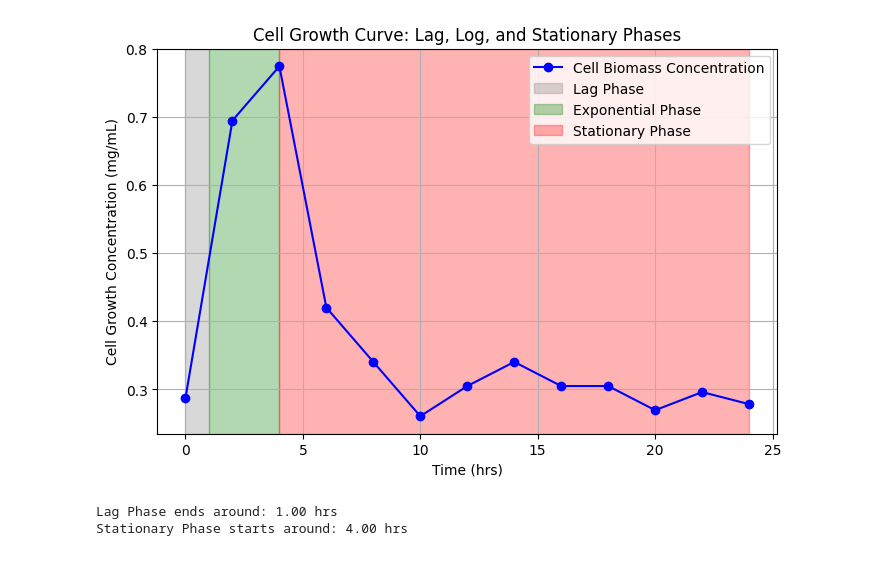
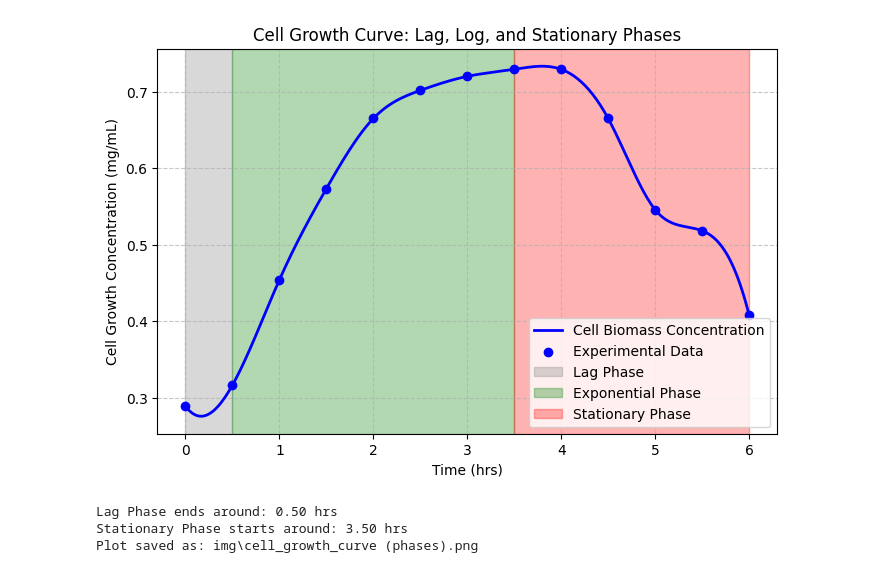
Before and after one commit to Xanderflux/BioKinetica, a Jupyter notebook: index.ipynb, the cells around one changed output. Saved outputs shown, nothing was run; the diff lists cells and outputs as text; code cells hidden in the pictures.

```diff
--- a/index.ipynb
+++ b/index.ipynb
@@ -142,39 +190,57 @@ plt.show()
 # %%
 import numpy as np
 import matplotlib.pyplot as plt
+from scipy.interpolate import make_interp_spline
+import os
+
+# Ensure the folder exists
+save_folder = "img"
+os.makedirs(save_folder, exist_ok=True)
 
 # Load experimental data
-time = exp_cell_df["Time (hrs)"]
-cell_concentration = exp_cell_df["Cell Growth Concentration (mg/mL)"]
+time = cell_growth_df["Time (hrs)"]
+cell_concentration = cell_growth_df["Cell Growth Concentration (mg/mL)"]
 
-# Identify exponential phase using log transformation
-log_concentration = np.log(cell_concentration)
+# Smooth the curve using spline interpolation
+time_smooth = np.linspace(time.min(), time.max(), 300)  # Create more points for smooth curve
+spline = make_interp_spline(time, cell_concentration, k=3)  # k=3 for cubic smoothing
+cell_concentration_smooth = spline(time_smooth)
 
-# Plot Cell Growth Curve
-plt.figure(figsize=(8, 5))
-plt.plot(time, cell_concentration, 'o-', label="Cell Biomass Concentration", color="b")
-plt.xlabel("Time (hrs)")
-plt.ylabel("Cell Growth Concentration (mg/mL)")
-plt.title("Cell Growth Curve: Lag, Log, and Stationary Phases")
-plt.grid()
-
-# Identify Growth Phases (Estimate)
+# Identify Growth Phases
 lag_phase_end = time[cell_concentration.diff().idxmax()] * 0.5  # Approximate Lag phase end
 stationary_phase_start = time[cell_concentration.idxmax()]  # Start of stationary phase
+
+# Plot Smoothed Cell Growth Curve
+plt.figure(figsize=(8, 5))
+plt.plot(time_smooth, cell_concentration_smooth, '-', label="Cell Biomass Concentration", color="b", linewidth=2)
+plt.scatter(time, cell_concentration, color='blue', zorder=3, label="Experimental Data")  # Keep original points visible
 
 # Highlight Phases
 plt.axvspan(0, lag_phase_end, color='gray', alpha=0.3, label="Lag Phase")
 plt.axvspan(lag_phase_end, stationary_phase_start, color='green', alpha=0.3, label="Exponential Phase")
 plt.axvspan(stationary_phase_start, time.iloc[-1], color='red', alpha=0.3, label="Stationary Phase")
 
+# Labels & Aesthetics
+plt.xlabel("Time (hrs)")
+plt.ylabel("Cell Growth Concentration (mg/mL)")
+plt.title("Cell Growth Curve: Lag, Log, and Stationary Phases")
 plt.legend()
+plt.grid(True, linestyle="--", alpha=0.7)
+
+# Save the figure
+save_path = os.path.join(save_folder, "cell_growth_curve (phases).png")
+plt.savefig(save_path, dpi=300, bbox_inches="tight")
+
+# Show plot
 plt.show()
 
 # Print Estimated Phase Boundaries
 print(f"Lag Phase ends around: {lag_phase_end:.2f} hrs")
 print(f"Stationary Phase starts around: {stationary_phase_start:.2f} hrs")
+print(f"Plot saved as: {save_path}")
 # %% [output]
-[figure, old version]
+[figure, new version]
-Lag Phase ends around: 1.00 hrs
-Stationary Phase starts around: 4.00 hrs
+Lag Phase ends around: 0.50 hrs
+Stationary Phase starts around: 3.50 hrs
+Plot saved as: img\cell_growth_curve (phases).png
 # %%
```
Also changed, not shown: parts of 22 cells of this notebook, 23 other files.
